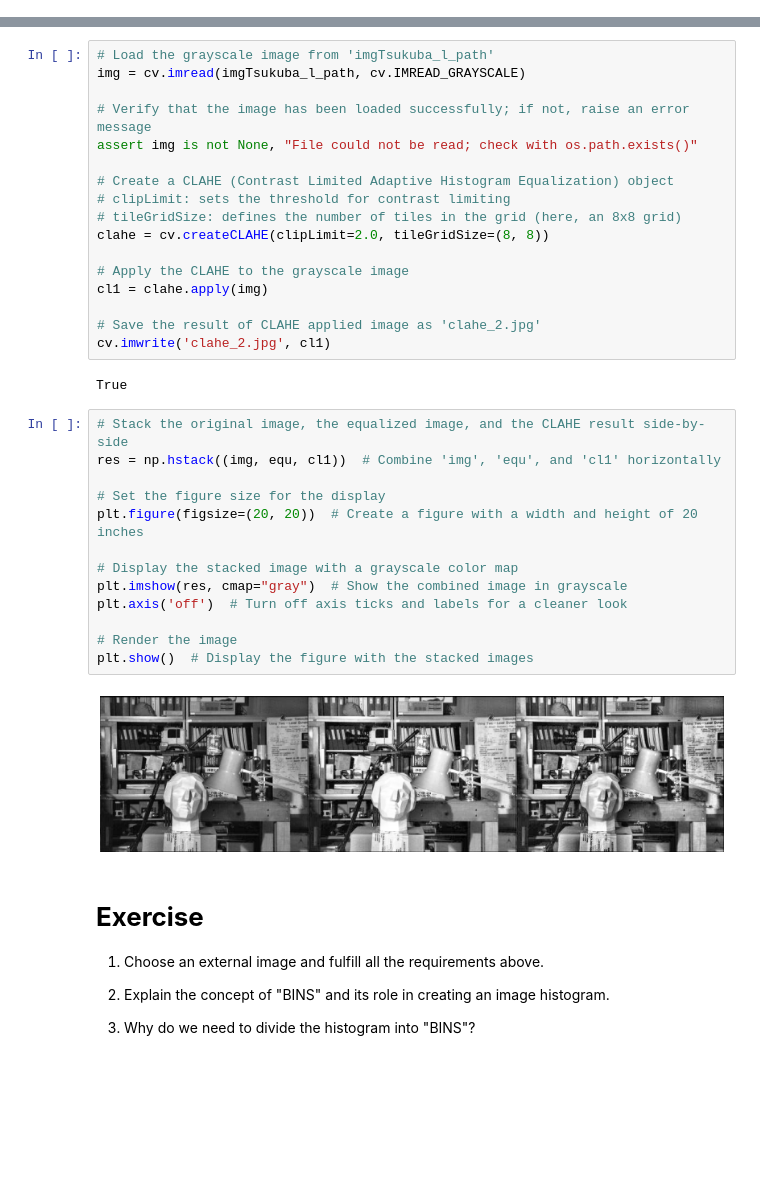
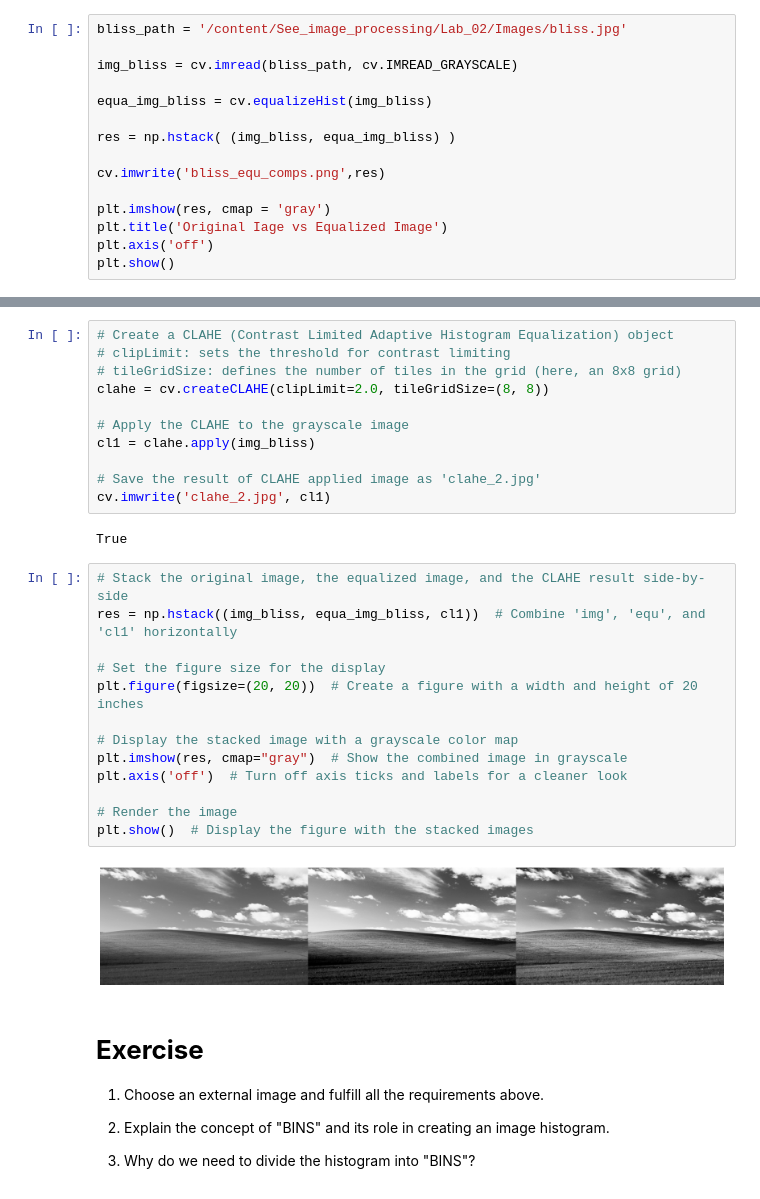
Before and after one commit to Likelipop/See_image_processing, a Jupyter notebook: Lab_02/Week2.ipynb, the cells around one changed output, grey strips where cells are left out. Saved outputs shown, nothing was run; the diff lists cells and outputs as text; blank space fills up the shorter version.

```diff
--- a/Lab_02/Week2.ipynb
+++ b/Lab_02/Week2.ipynb
@@ -426,0 +404,15 @@ plt.show()
+# %%
+bliss_path = '/content/See_image_processing/Lab_02/Images/bliss.jpg'
+
+img_bliss = cv.imread(bliss_path, cv.IMREAD_GRAYSCALE)
+
+equa_img_bliss = cv.equalizeHist(img_bliss)
+
+res = np.hstack( (img_bliss, equa_img_bliss) )
+
+cv.imwrite('bliss_equ_comps.png',res)
+
+plt.imshow(res, cmap = 'gray')
+plt.title('Original Iage vs Equalized Image')
+plt.axis('off')
+plt.show()
@@ -431,19 +425,13 @@ So to solve this problem, adaptive histogram equalization is used. In this, imag
 
 Below code snippet shows how to apply CLAHE in OpenCV:
 # %%
-# Load the grayscale image from 'imgTsukuba_l_path'
-img = cv.imread(imgTsukuba_l_path, cv.IMREAD_GRAYSCALE)
-
-# Verify that the image has been loaded successfully; if not, raise an error message
-assert img is not None, "File could not be read; check with os.path.exists()"
-
 # Create a CLAHE (Contrast Limited Adaptive Histogram Equalization) object
 # clipLimit: sets the threshold for contrast limiting
 # tileGridSize: defines the number of tiles in the grid (here, an 8x8 grid)
 clahe = cv.createCLAHE(clipLimit=2.0, tileGridSize=(8, 8))
 
 # Apply the CLAHE to the grayscale image
-cl1 = clahe.apply(img)
+cl1 = clahe.apply(img_bliss)
 
 # Save the result of CLAHE applied image as 'clahe_2.jpg'
 cv.imwrite('clahe_2.jpg', cl1)
@@ -451,19 +439,19 @@ cv.imwrite('clahe_2.jpg', cl1)
 True
 # %%
 # Stack the original image, the equalized image, and the CLAHE result side-by-side
-res = np.hstack((img, equ, cl1))  # Combine 'img', 'equ', and 'cl1' horizontally
+res = np.hstack((img_bliss, equa_img_bliss, cl1))  # Combine 'img', 'equ', and 'cl1' horizontally
 
 # Set the figure size for the display
 plt.figure(figsize=(20, 20))  # Create a figure with a width and height of 20 inches
 
 # Display the stacked image with a grayscale color map
 plt.imshow(res, cmap="gray")  # Show the combined image in grayscale
 plt.axis('off')  # Turn off axis ticks and labels for a cleaner look
 
 # Render the image
 plt.show()  # Display the figure with the stacked images
 # %% [output]
-[figure, old version]
+[figure, new version]
 # %% [markdown]
 # **Exercise**
 
```
Also changed, not shown: parts of 10 cells of this notebook.
